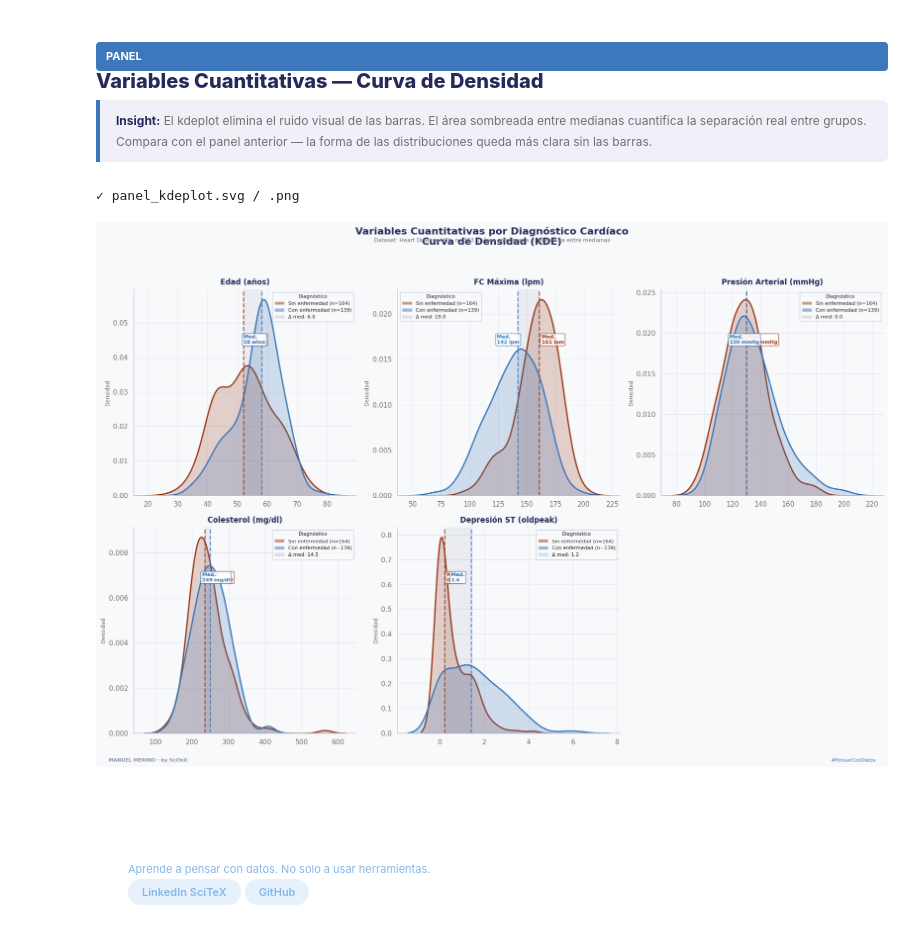
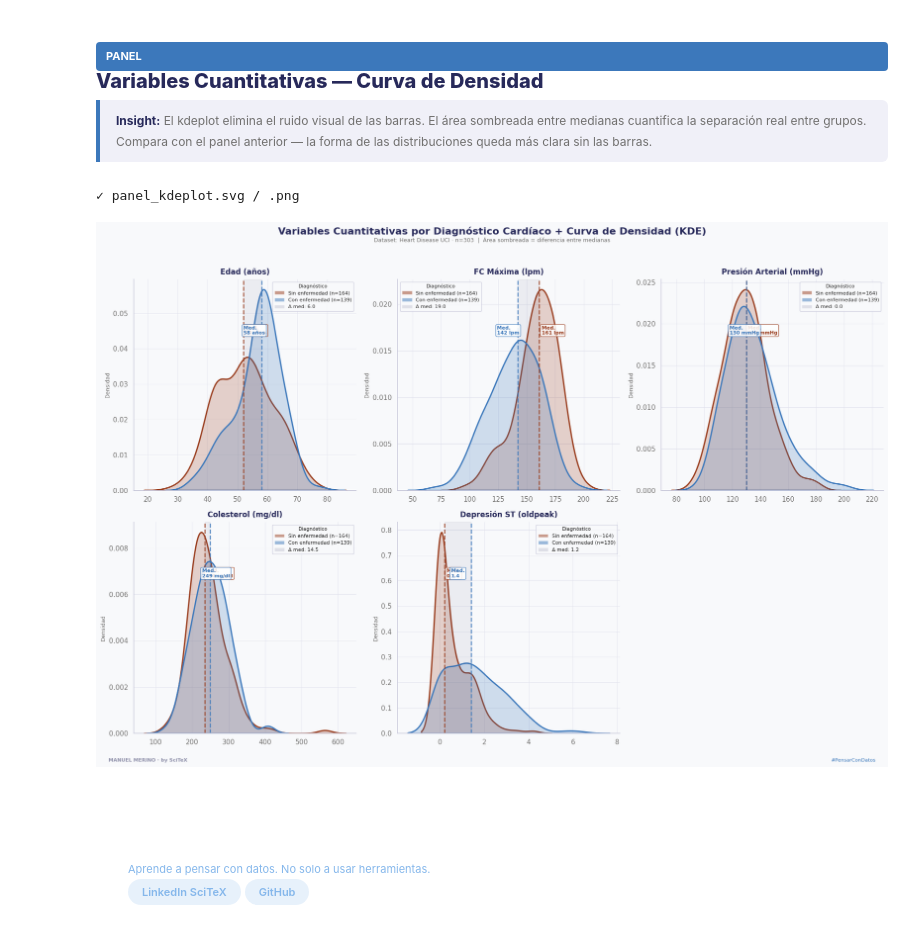
Before and after one commit to scitex-oficial/eda-heart-disease, a Jupyter notebook: notebooks/eda_scitex_1.ipynb, the cells around one changed output. Drawn from its saved outputs; the diff is of its cells as text; code cells hidden in the pictures.

```diff
--- a/notebooks/eda_scitex_1.ipynb
+++ b/notebooks/eda_scitex_1.ipynb
@@ -639,35 +639,35 @@ for ax, (var, label, leg_loc, off_sin, off_con, fmt) in zip(axes_flat, vars_conf
     ax.set_title(label, fontsize=12, fontweight='bold',
                  color=COLOR_NAVY, pad=8)
     ax.set_xlabel('')
     ax.set_ylabel('Densidad', fontsize=9, color=COLOR_GRAY)
     ax.yaxis.grid(True)
     ax.set_axisbelow(True)
 
 axes_flat[5].set_visible(False)
 
 fig.suptitle(
-    'Variables Cuantitativas por Diagnóstico Cardíaco\nCurva de Densidad (KDE)',
+    'Variables Cuantitativas por Diagnóstico Cardíaco + Curva de Densidad (KDE)',
     fontsize=16, fontweight='bold', color=COLOR_NAVY, y=1.01
 )
 fig.text(0.5, 0.98,
          'Dataset: Heart Disease UCI · n=303  |  '
          'Área sombreada = diferencia entre medianas',
          ha='center', fontsize=9, color=COLOR_GRAY)
 fig.text(0.02, 0.005, 'MANUEL MERINO · by SciTeX',
          fontsize=8, color=COLOR_NAVY, alpha=0.5, fontweight='bold')
 fig.text(0.98, 0.005, '#PensarConDatos',
          fontsize=8, color=COLOR_ACCENT, ha='right')
 
 plt.tight_layout(rect=[0, 0.02, 1, 0.98])
 plt.savefig('panel_kdeplot.svg', bbox_inches='tight',
             facecolor=COLOR_BG, format='svg')
 plt.savefig('panel_kdeplot.png', dpi=150,
             bbox_inches='tight', facecolor=COLOR_BG)
 print("✓ panel_kdeplot.svg / .png")
 plt.show()
 # %% [output]
 ✓ panel_kdeplot.svg / .png
-[figure, old version]
+[figure, new version]
 # %% [markdown]
 <div style="background: linear-gradient(135deg, #27295a 0%, #304b9a 100%);
             padding: 20px 32px; border-radius: 10px; margin-top: 32px;
```
